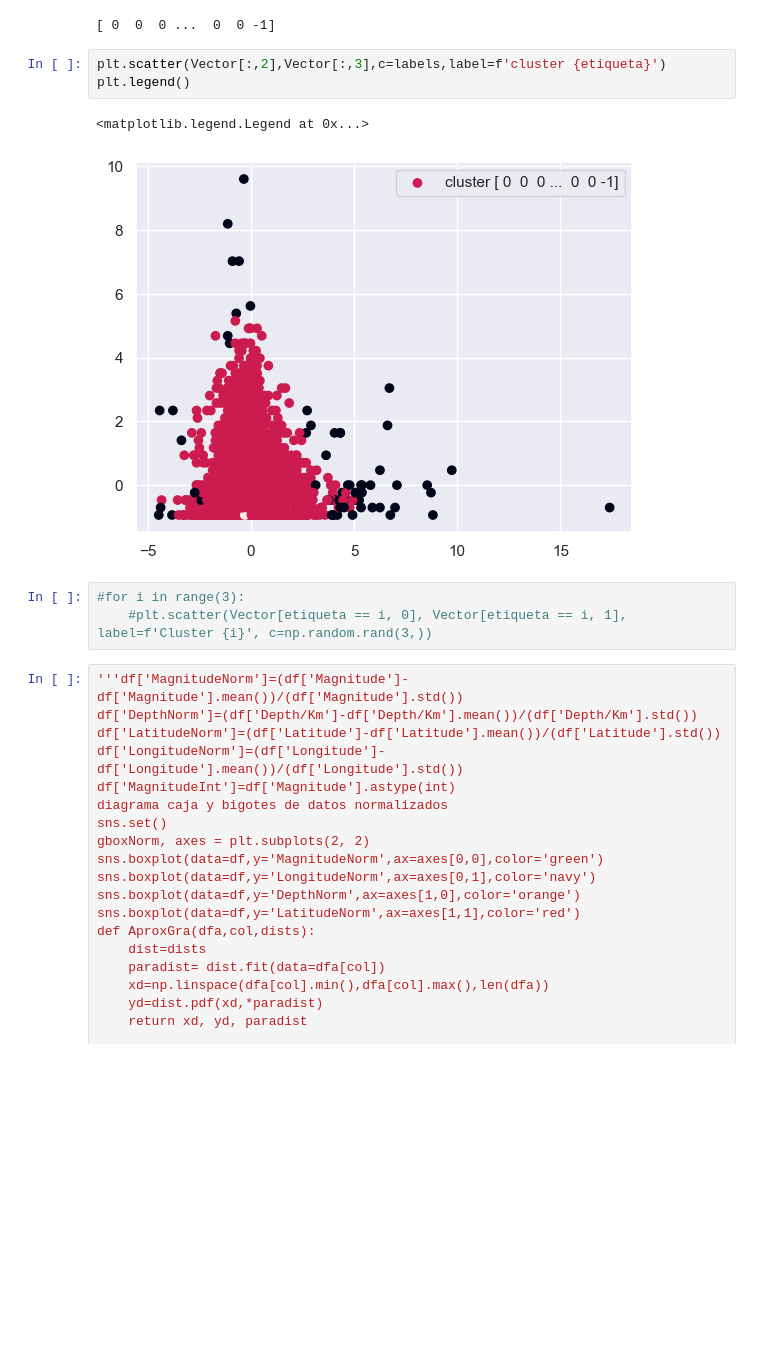
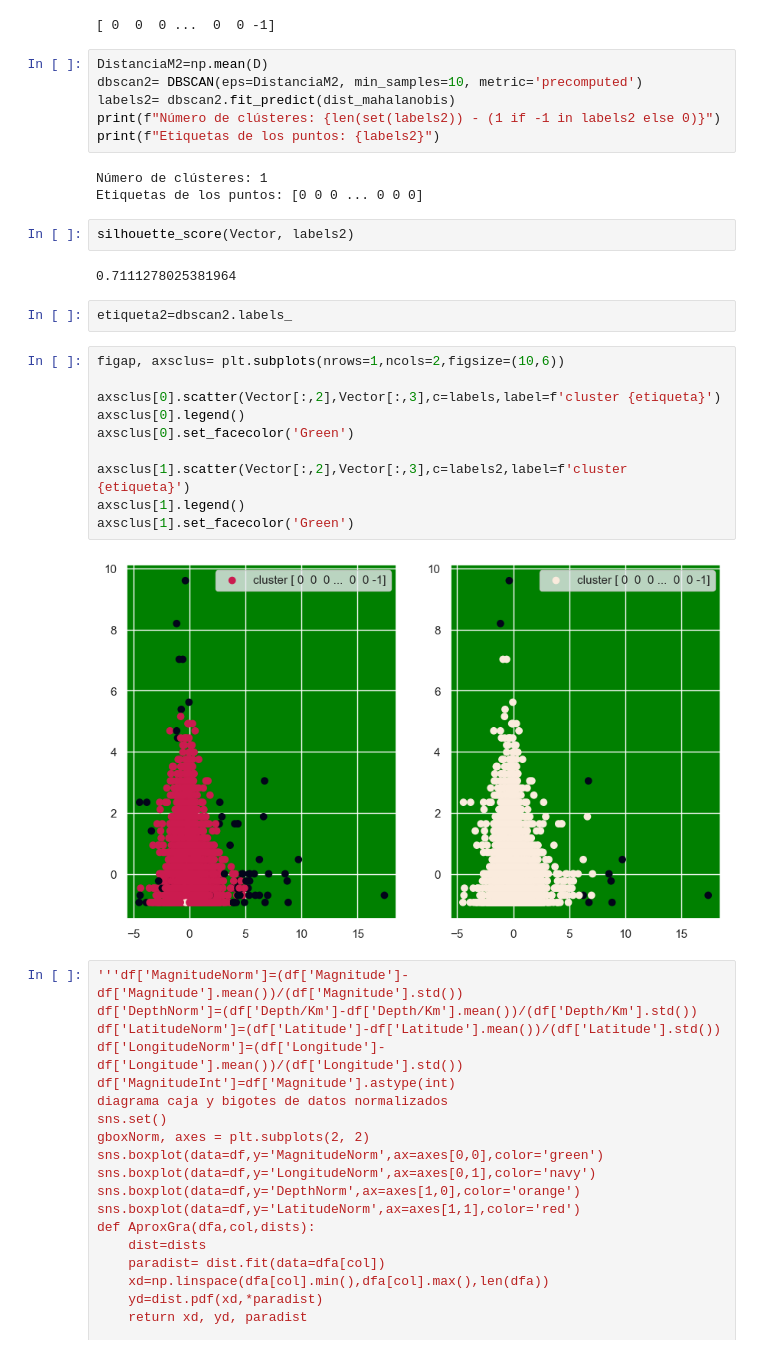
Before and after one commit to MrBloom911/SismicOperations, a Jupyter notebook: ProyectoComp.ipynb, the cells around one changed output. Saved outputs shown, nothing was run; the diff lists cells and outputs as text; blank space fills up the shorter version.

```diff
--- a/ProyectoComp.ipynb
+++ b/ProyectoComp.ipynb
@@ -260,15 +292,33 @@ silhouette_score(Vector, labels)
 etiqueta=dbscan.labels_
 # %% [output]
 [ 0  0  0 ...  0  0 -1]
-# %%
-plt.scatter(Vector[:,2],Vector[:,3],c=labels,label=f'cluster {etiqueta}')
-plt.legend()
-# %% [output]
-<matplotlib.legend.Legend at 0x...>
-[figure, removed]
 # %%
-#for i in range(3):
-    #plt.scatter(Vector[etiqueta == i, 0], Vector[etiqueta == i, 1], label=f'Cluster {i}', c=np.random.rand(3,))
+DistanciaM2=np.mean(D)
+dbscan2= DBSCAN(eps=DistanciaM2, min_samples=10, metric='precomputed')
+labels2= dbscan2.fit_predict(dist_mahalanobis)
+print(f"Número de clústeres: {len(set(labels2)) - (1 if -1 in labels2 else 0)}")
+print(f"Etiquetas de los puntos: {labels2}")
+# %% [output]
+Número de clústeres: 1
+Etiquetas de los puntos: [0 0 0 ... 0 0 0]
+# %%
+silhouette_score(Vector, labels2)
+# %% [output]
+0.7111278025381964
+# %%
+etiqueta2=dbscan2.labels_
+# %%
+figap, axsclus= plt.subplots(nrows=1,ncols=2,figsize=(10,6))
+
+axsclus[0].scatter(Vector[:,2],Vector[:,3],c=labels,label=f'cluster {etiqueta}')
+axsclus[0].legend()
+axsclus[0].set_facecolor('Green')
+
+axsclus[1].scatter(Vector[:,2],Vector[:,3],c=labels2,label=f'cluster {etiqueta}')
+axsclus[1].legend()
+axsclus[1].set_facecolor('Green')
+# %% [output]
+[figure, added]
 # %%
 '''df['MagnitudeNorm']=(df['Magnitude']-df['Magnitude'].mean())/(df['Magnitude'].std())
 df['DepthNorm']=(df['Depth/Km']-df['Depth/Km'].mean())/(df['Depth/Km'].std())
```
Also changed, not shown: parts of 8 cells of this notebook, 1 other file.
